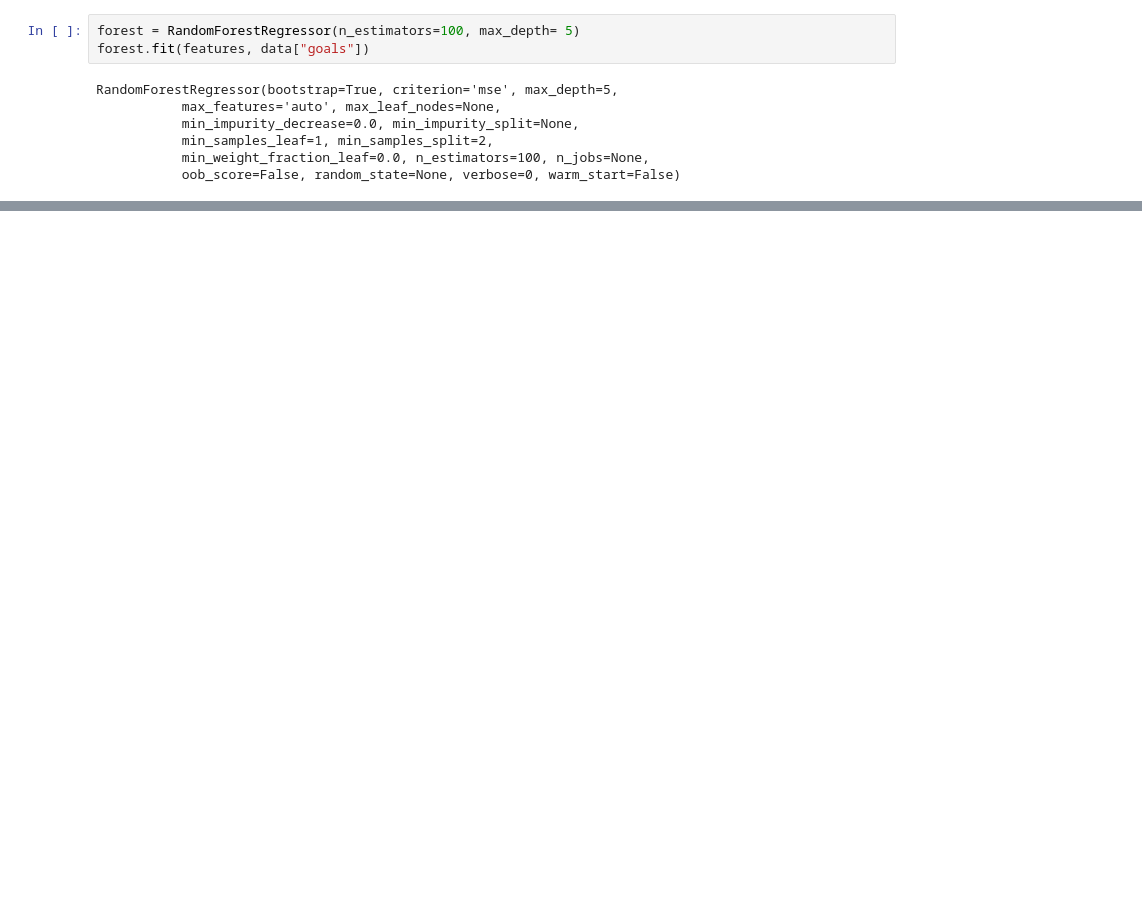
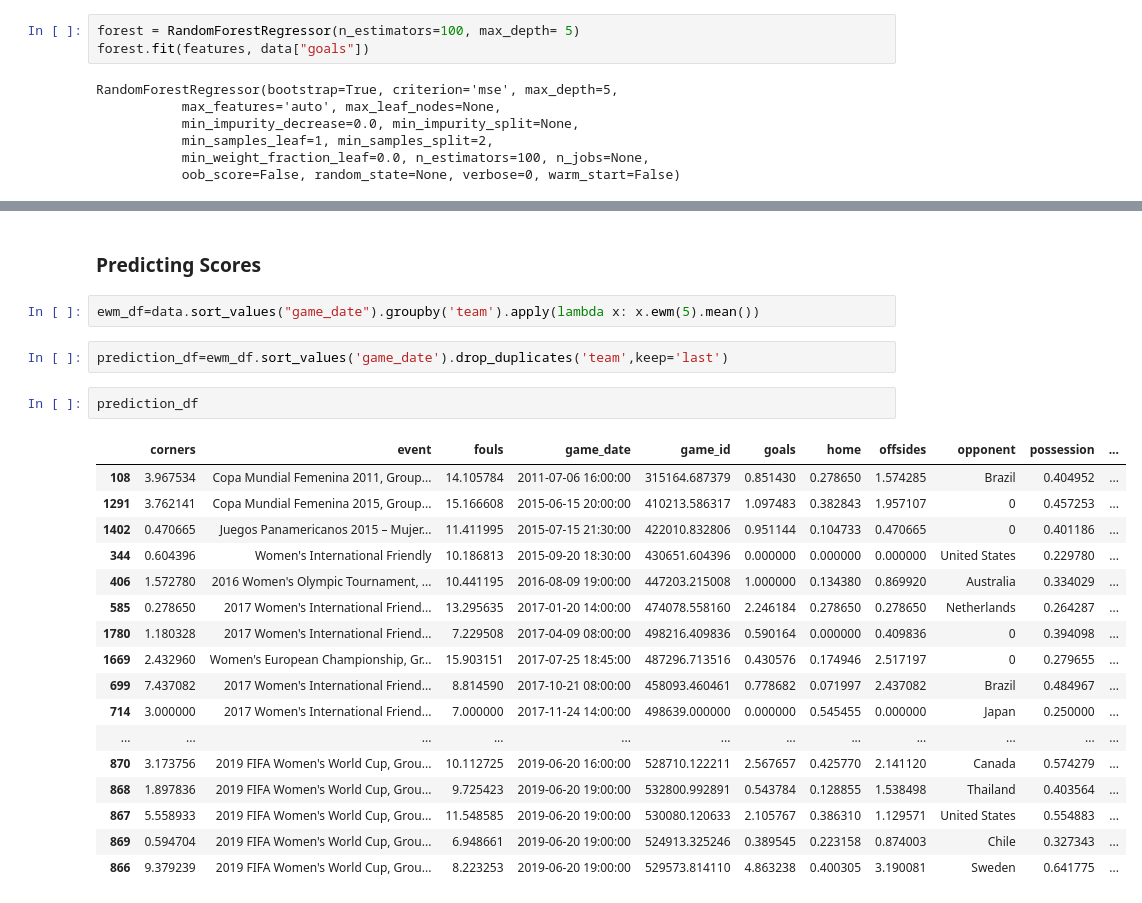
Before and after one commit to Jbrancazio/fwwc_predictor, a Jupyter notebook: FWWC_Predictor.ipynb, the cells around one changed output, grey strips where cells are left out. Cells and saved outputs as stored; diff of their text form; blank space fills up the shorter version.

```diff
--- a/FWWC_Predictor.ipynb
+++ b/FWWC_Predictor.ipynb
@@ -466,0 +328,26 @@ See the caveats in the documentation: http://pandas.pydata.org/pandas-docs/stabl
+# %% [markdown]
+### Predicting Scores
+# %%
+ewm_df=data.sort_values("game_date").groupby('team').apply(lambda x: x.ewm(5).mean())
+# %%
+prediction_df=ewm_df.sort_values('game_date').drop_duplicates('team',keep='last')
+# %%
+prediction_df
+# %% [output]
+|  | corners | event | fouls | game_date | game_id | goals | home | offsides | opponent | possession | ... |
+| 108 | 3.967534 | Copa Mundial Femenina 2011, Group... | 14.105784 | 2011-07-06 16:00:00 | 315164.687379 | 0.851430 | 0.278650 | 1.574285 | Brazil | 0.404952 | ... |
+| 1291 | 3.762141 | Copa Mundial Femenina 2015, Group... | 15.166608 | 2015-06-15 20:00:00 | 410213.586317 | 1.097483 | 0.382843 | 1.957107 | 0 | 0.457253 | ... |
+| 1402 | 0.470665 | Juegos Panamericanos 2015 – Mujer... | 11.411995 | 2015-07-15 21:30:00 | 422010.832806 | 0.951144 | 0.104733 | 0.470665 | 0 | 0.401186 | ... |
+| 344 | 0.604396 | Women's International Friendly | 10.186813 | 2015-09-20 18:30:00 | 430651.604396 | 0.000000 | 0.000000 | 0.000000 | United States | 0.229780 | ... |
+| 406 | 1.572780 | 2016 Women's Olympic Tournament, ... | 10.441195 | 2016-08-09 19:00:00 | 447203.215008 | 1.000000 | 0.134380 | 0.869920 | Australia | 0.334029 | ... |
+| 585 | 0.278650 | 2017 Women's International Friend... | 13.295635 | 2017-01-20 14:00:00 | 474078.558160 | 2.246184 | 0.278650 | 0.278650 | Netherlands | 0.264287 | ... |
+| 1780 | 1.180328 | 2017 Women's International Friend... | 7.229508 | 2017-04-09 08:00:00 | 498216.409836 | 0.590164 | 0.000000 | 0.409836 | 0 | 0.394098 | ... |
+| 1669 | 2.432960 | Women's European Championship, Gr... | 15.903151 | 2017-07-25 18:45:00 | 487296.713516 | 0.430576 | 0.174946 | 2.517197 | 0 | 0.279655 | ... |
+| 699 | 7.437082 | 2017 Women's International Friend... | 8.814590 | 2017-10-21 08:00:00 | 458093.460461 | 0.778682 | 0.071997 | 2.437082 | Brazil | 0.484967 | ... |
+| 714 | 3.000000 | 2017 Women's International Friend... | 7.000000 | 2017-11-24 14:00:00 | 498639.000000 | 0.000000 | 0.545455 | 0.000000 | Japan | 0.250000 | ... |
+| ... | ... | ... | ... | ... | ... | ... | ... | ... | ... | ... | ... |
+| 870 | 3.173756 | 2019 FIFA Women's World Cup, Grou... | 10.112725 | 2019-06-20 16:00:00 | 528710.122211 | 2.567657 | 0.425770 | 2.141120 | Canada | 0.574279 | ... |
+| 868 | 1.897836 | 2019 FIFA Women's World Cup, Grou... | 9.725423 | 2019-06-20 19:00:00 | 532800.992891 | 0.543784 | 0.128855 | 1.538498 | Thailand | 0.403564 | ... |
+| 867 | 5.558933 | 2019 FIFA Women's World Cup, Grou... | 11.548585 | 2019-06-20 19:00:00 | 530080.120633 | 2.105767 | 0.386310 | 1.129571 | United States | 0.554883 | ... |
+| 869 | 0.594704 | 2019 FIFA Women's World Cup, Grou... | 6.948661 | 2019-06-20 19:00:00 | 524913.325246 | 0.389545 | 0.223158 | 0.874003 | Chile | 0.327343 | ... |
+| 866 | 9.379239 | 2019 FIFA Women's World Cup, Grou... | 8.223253 | 2019-06-20 19:00:00 | 529573.814110 | 4.863238 | 0.400305 | 3.190081 | Sweden | 0.641775 | ... |
```
Also changed, not shown: parts of 66 cells of this notebook, 20 other files.
